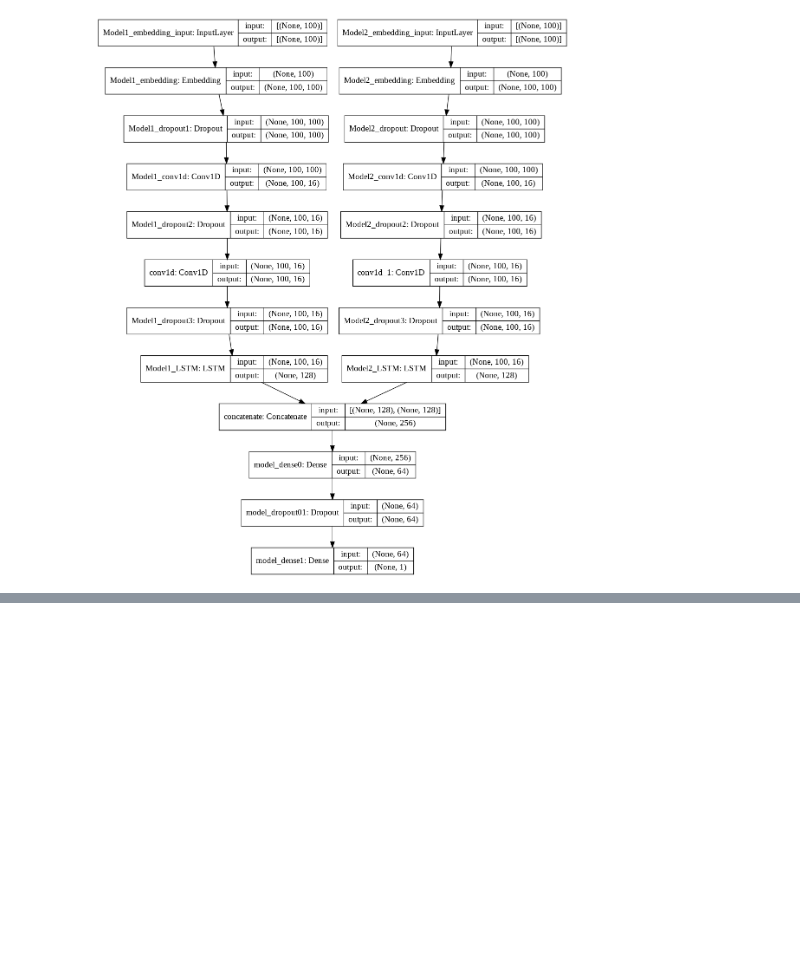
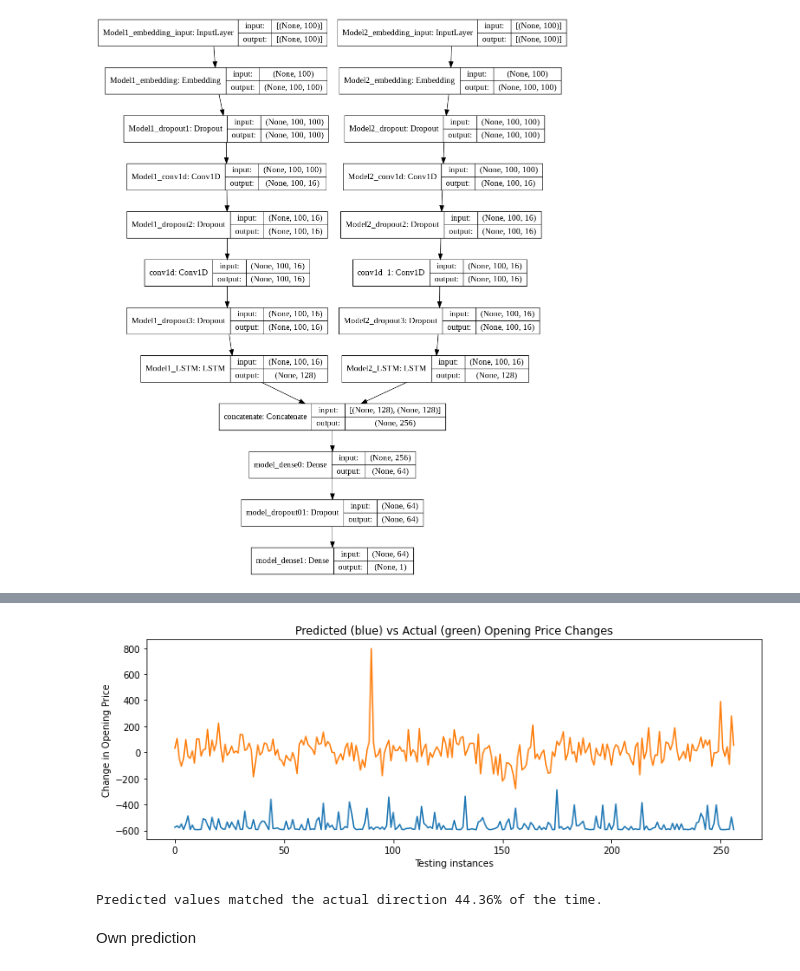
Before and after one commit to beingsantosh/NIFTY50-Web-Application, a Jupyter notebook: NIFTY50.ipynb, the cells around one changed output, grey strips where cells are left out. Saved outputs shown, nothing was run; the diff lists cells and outputs as text; code cells hidden in the pictures; blank space fills up the shorter version.

```diff
--- a/NIFTY50.ipynb
+++ b/NIFTY50.ipynb
@@ -595,0 +660,4 @@ pd.DataFrame(history.history).plot()
+# %%
+model.load_weights('/content/weights-improvement-58-0.04.hdf5')
+# %%
+predictions= model.predict([x_test,x_test], verbose = True)
@@ -595,0 +671,13 @@ pd.DataFrame(history.history).plot()
+# %%
+def unnormalize(price):
+    '''Revert values to their unnormalized amounts'''
+    price = price*(max_price-min_price)+min_price
+    return(price)
+# %%
+unnorm_predictions = []
+for pred in predictions:
+    unnorm_predictions.append(unnormalize(pred))
+
+unnorm_y_test = []
+for y in y_test:
+    unnorm_y_test.append(unnormalize(y))
@@ -595,0 +713,11 @@ pd.DataFrame(history.history).plot()
+# %%
+# Plot the predicted (blue) and actual (green) values
+plt.figure(figsize=(12,4))
+plt.plot(unnorm_predictions)
+plt.plot(unnorm_y_test)
+plt.title("Predicted (blue) vs Actual (green) Opening Price Changes")
+plt.xlabel("Testing instances")
+plt.ylabel("Change in Opening Price")
+plt.show()
+# %% [output]
+[figure, added]
@@ -595,0 +738,9 @@ pd.DataFrame(history.history).plot()
+# %%
+# Calculate if the predicted direction matched the actual direction
+direction = acc(direction_test, direction_pred)
+direction = round(direction,4)*100
+print("Predicted values matched the actual direction {}% of the time.".format(direction))
+# %% [output]
+Predicted values matched the actual direction 44.36% of the time.
+# %% [markdown]
+Own prediction
```
Also changed, not shown: parts of 28 cells of this notebook.
